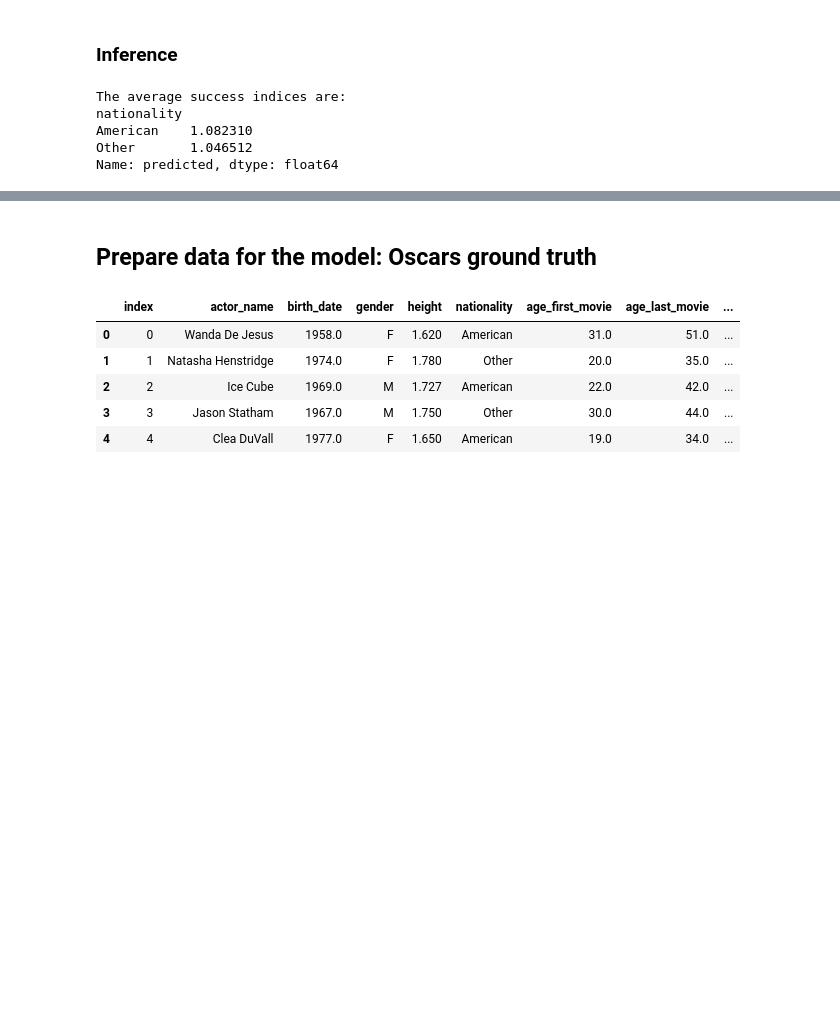
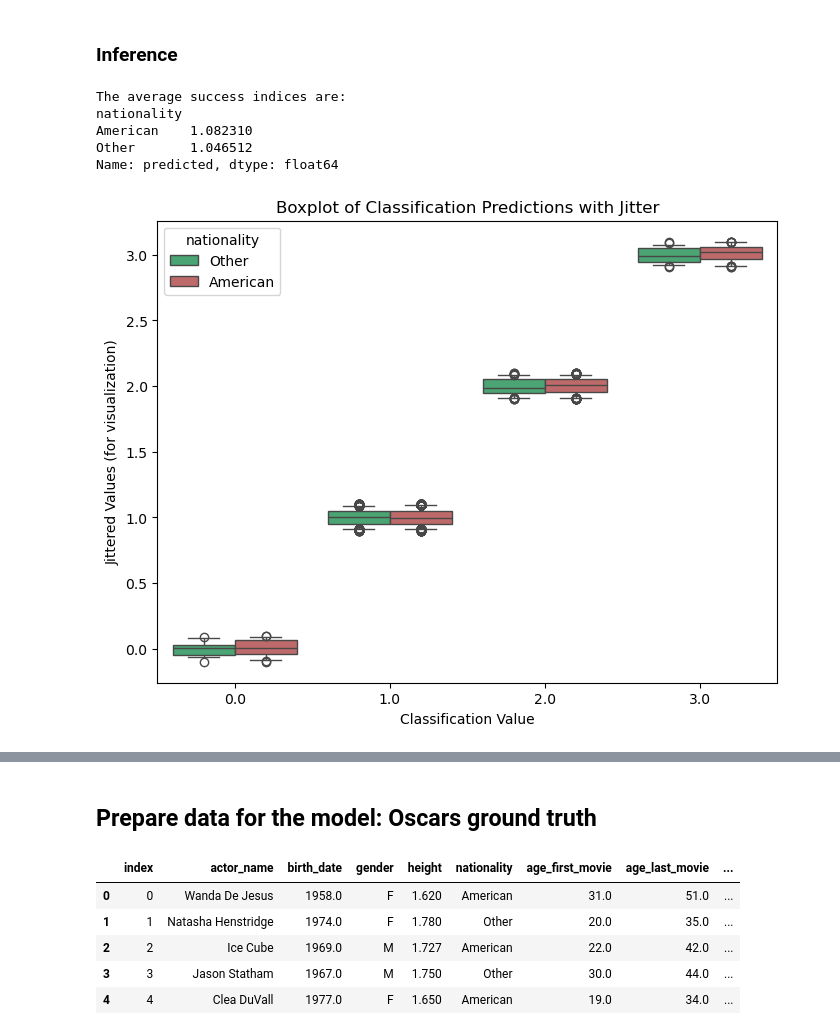
Before and after one commit to epfl-ada/ada-2024-project-adactylous, a Jupyter notebook: Actor_success_index_Ge.ipynb, the cells around one changed output, grey strips where cells are left out. Saved outputs shown, nothing was run; the diff lists cells and outputs as text; code cells hidden in the pictures; blank space fills up the shorter version.

Commit message:
Plots Actor success Index

```diff
--- a/Actor_success_index_Ge.ipynb
+++ b/Actor_success_index_Ge.ipynb
@@ -228,3 +228,15 @@ nationality
 American    1.082310
 Other       1.046512
 Name: predicted, dtype: float64
+# %%
+plt.figure(figsize=(8, 6))
+df_actors['jittered'] = df_actors['predicted'] + np.random.uniform(-0.1, 0.1, size=len(df_actors))
+# Plot side-by-side boxplots
+sns.boxplot(x='predicted', y='jittered', hue='nationality', data=df_actors, whis=[5, 95], palette={'American': 'indianred', 'Other': 'mediumseagreen'})
+# Label the axes,
+plt.xlabel("Classification Value")
+plt.ylabel("Jittered Values (for visualization)")
+plt.title("Boxplot of Classification Predictions with Jitter")
+plt.show()
+# %% [output]
+[figure, added]
```
Also changed, not shown: parts of 3 cells of this notebook.
